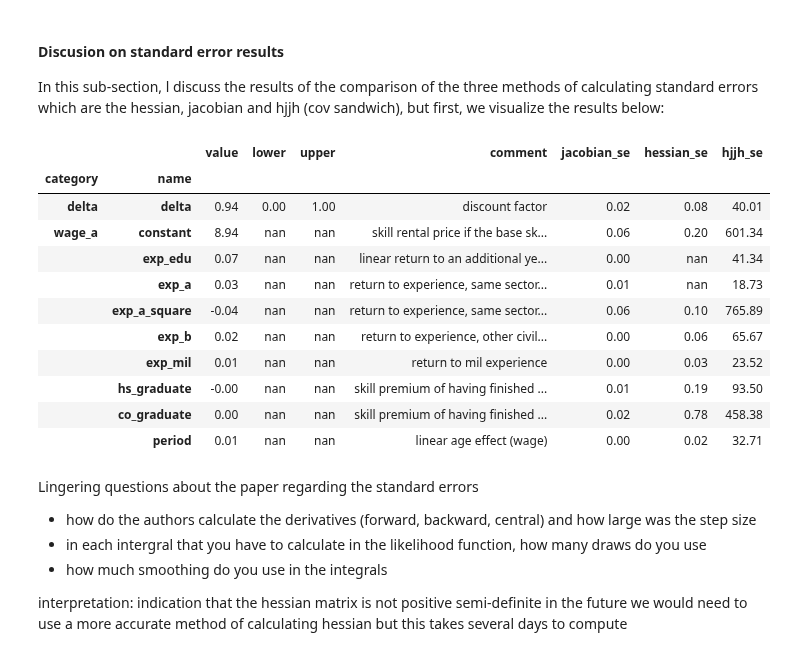
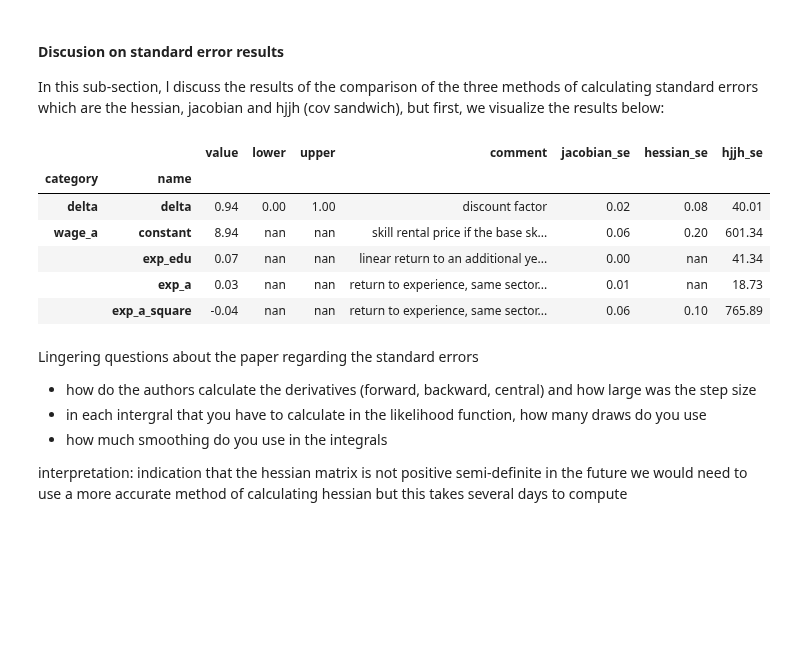
Before and after one commit to Yuleii/student-project-lindamaok899, a Jupyter notebook: student_project.ipynb, the cells around one changed output. Drawn from its saved outputs; the diff is of its cells as text; code cells hidden in the pictures; blank space fills up the shorter version.

```diff
--- a/student_project.ipynb
+++ b/student_project.ipynb
@@ -686,20 +686,16 @@ params['hjjh_se'] = hjjh_se
 In this sub-section, l discuss the results of the comparison of the three methods of calculating standard errors which are the hessian, jacobian and hjjh (cov sandwich), but first, we visualize the results below:
 # %%
 # visualize params dataframe with standard errors
-params.head(10)
+params = append_se_params(jacobian_se, hessian_se, hjjh_se, params)
+params.head()
 # %% [output]
 |  |  | value | lower | upper | comment | jacobian_se | hessian_se | hjjh_se |
 | category | name |  |  |  |  |  |  |  |
 | delta | delta | 0.94 | 0.00 | 1.00 | discount factor | 0.02 | 0.08 | 40.01 |
 | wage_a | constant | 8.94 | nan | nan | skill rental price if the base sk... | 0.06 | 0.20 | 601.34 |
 |  | exp_edu | 0.07 | nan | nan | linear return to an additional ye... | 0.00 | nan | 41.34 |
 |  | exp_a | 0.03 | nan | nan | return to experience, same sector... | 0.01 | nan | 18.73 |
 |  | exp_a_square | -0.04 | nan | nan | return to experience, same sector... | 0.06 | 0.10 | 765.89 |
-|  | exp_b | 0.02 | nan | nan | return to experience, other civil... | 0.00 | 0.06 | 65.67 |
-|  | exp_mil | 0.01 | nan | nan | return to mil experience | 0.00 | 0.03 | 23.52 |
-|  | hs_graduate | -0.00 | nan | nan | skill premium of having finished ... | 0.01 | 0.19 | 93.50 |
-|  | co_graduate | 0.00 | nan | nan | skill premium of having finished ... | 0.02 | 0.78 | 458.38 |
-|  | period | 0.01 | nan | nan | linear age effect (wage) | 0.00 | 0.02 | 32.71 |
 # %% [markdown]
 Lingering questions about the paper regarding the standard errors
 - how do the authors calculate the derivatives (forward, backward, central) and how large was the step size
```
Also changed, not shown: 1 other file.
